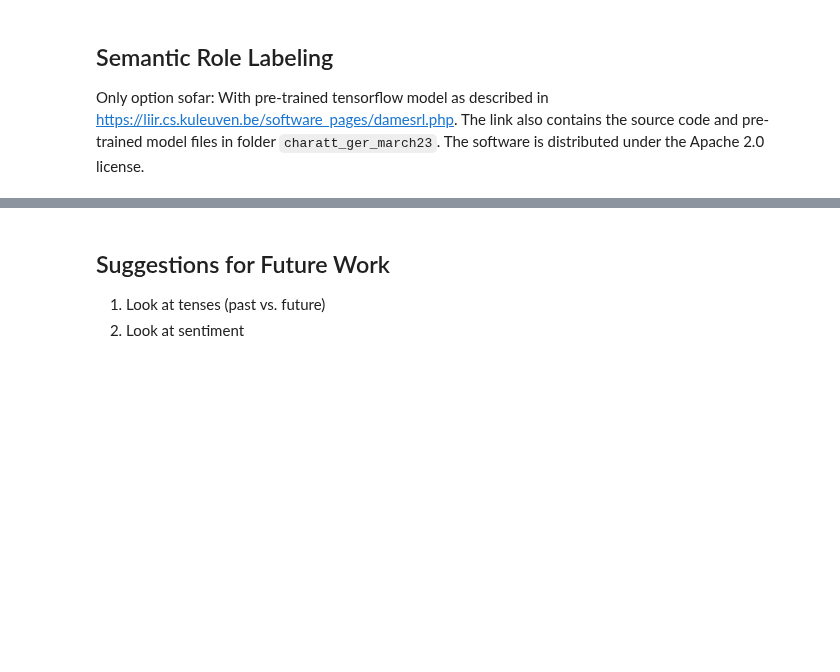
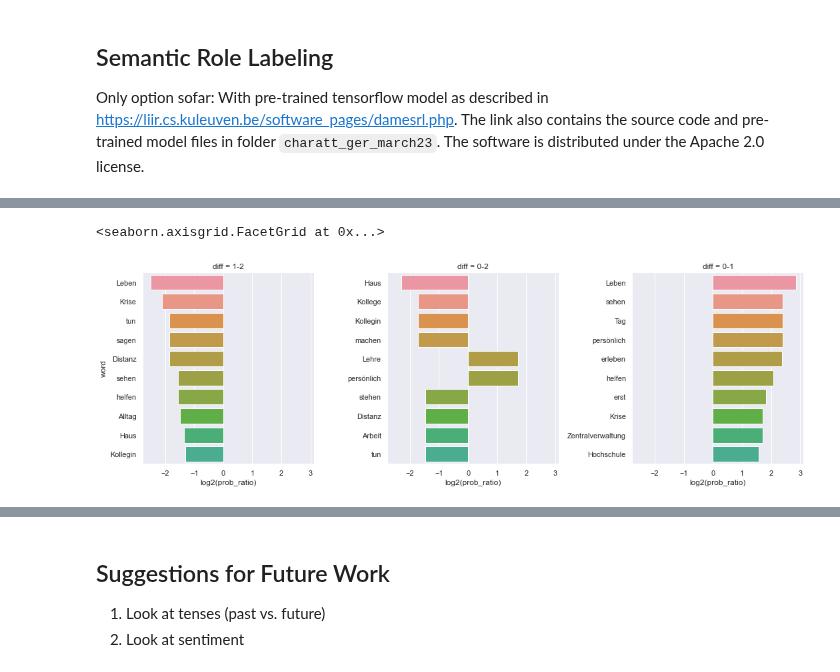
Before and after one commit to navigating-stories/notebooks, a Jupyter notebook: ger_nlp_test.ipynb, the cells around one changed output, grey strips where cells are left out. Cells and saved outputs as stored; diff of their text form; code cells hidden in the pictures; blank space fills up the shorter version.

```diff
--- a/ger_nlp_test.ipynb
+++ b/ger_nlp_test.ipynb
@@ -329,0 +365,11 @@ Only option sofar: With pre-trained tensorflow model as described in https://lii
+# %%
+# Function to apply LDA to corpus
+
+def apply_LDA(corpus, num_topics, seed = None):
+    dictionary = corpora.Dictionary(corpus)
+
+    doc_term_matrix = [dictionary.doc2bow(doc) for doc in corpus]
+
+    lda_fit = LdaModel(doc_term_matrix, num_topics = NUM_TOPICS, id2word = dictionary, passes = 100, random_state = seed)
+
+    return dictionary, doc_term_matrix, lda_fit
@@ -329,0 +448,26 @@ Only option sofar: With pre-trained tensorflow model as described in https://lii
+# %%
+# Function to plot differences between topics
+
+def plot_topic_differences(lda_fit, num_topics, num_words):
+    plot_df = get_topic_differences(lda_fit, num_topics, num_words)
+
+    plot = sns.catplot(
+        data = plot_df,
+        x = "value",
+        y = "word",
+        col = "diff",
+        kind = "bar",
+        sharey = False,
+        col_wrap = 3
+    )
+
+    plot.set(xlabel = "log2(prob_ratio)")
+
+    return plot
+# %%
+# Plot differences between topics
+
+plot_topic_differences(lda_fit, NUM_TOPICS, 10)
+# %% [output]
+<seaborn.axisgrid.FacetGrid at 0x...>
+[figure, added]
```
Also changed, not shown: parts of 25 cells of this notebook.
